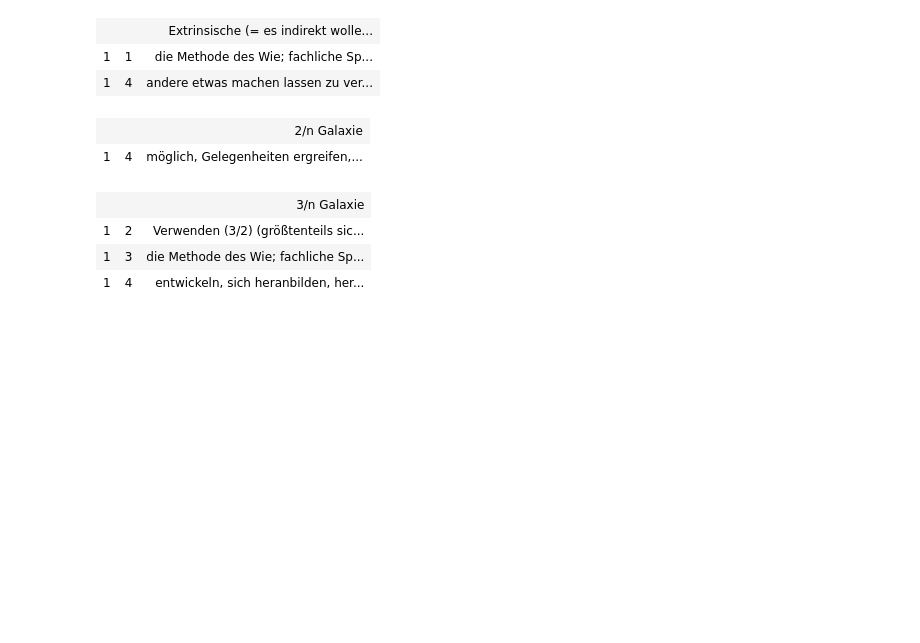
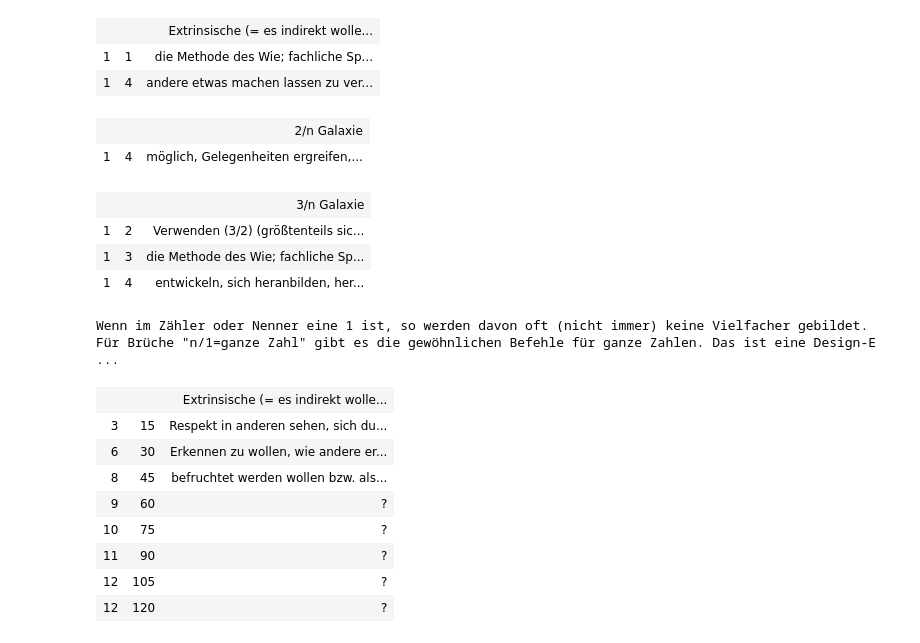
Before and after one commit to githubuser2000/reta-23-07-20, a Jupyter notebook: unit-testing/bruchSyntaxNeu-23-04.ipynb, the cells around one changed output. Cells and saved outputs as stored; diff of their text form; code cells hidden in the pictures; blank space fills up the shorter version.

Commit message:
wieder ein Bug weniger: dieses Mal leider leider in meinem komplexen BereichToNumbers2 Algo, ein kleiner zeilenteil: böse, aber jetzt besser - ich komme voran

```diff
--- a/unit-testing/bruchSyntaxNeu-23-04.ipynb
+++ b/unit-testing/bruchSyntaxNeu-23-04.ipynb
@@ -326,3 +295,17 @@ HTML(teste("a e 1/1-3/4,-1/2-2/3"))
 | 1 | 2 | Verwenden (3/2) (größtenteils sic... |
 | 1 | 3 | die Methode des Wie; fachliche Sp... |
 | 1 | 4 | entwickeln, sich heranbilden, her... |
+# %%
+# jetzt geht das auf einmal nicht
+HTML(teste("av1/10-1/11+0/1+1/2 1/15"))
+# %% [output]
+Wenn im Zähler oder Nenner eine 1 ist, so werden davon oft (nicht immer) keine Vielfacher gebildet. Für Brüche "n/1=ganze Zahl" gibt es die gewöhnlichen Befehle für ganze Zahlen. Das ist eine Design-E ...
+|  |  | Extrinsische (= es indirekt wolle... |
+| 3 | 15 | Respekt in anderen sehen, sich du... |
+| 6 | 30 | Erkennen zu wollen, wie andere er... |
+| 8 | 45 | befruchtet werden wollen bzw. als... |
+| 9 | 60 | ? |
+| 10 | 75 | ? |
+| 11 | 90 | ? |
+| 12 | 105 | ? |
+| 12 | 120 | ? |
```
Also changed, not shown: parts of 3 cells of this notebook, 3 other files.
